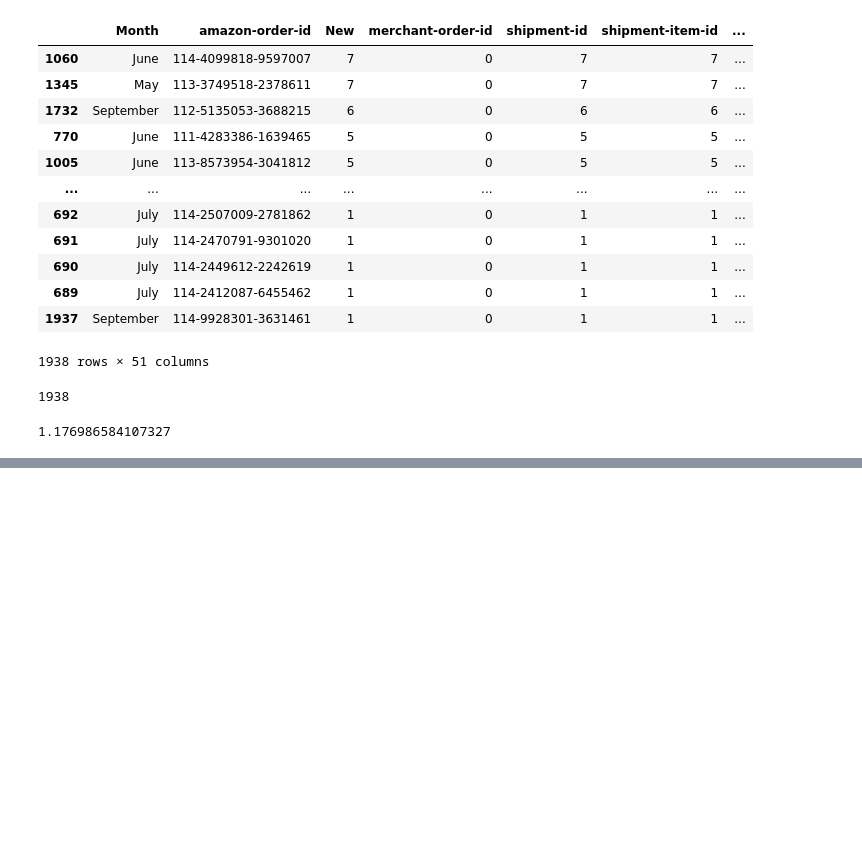
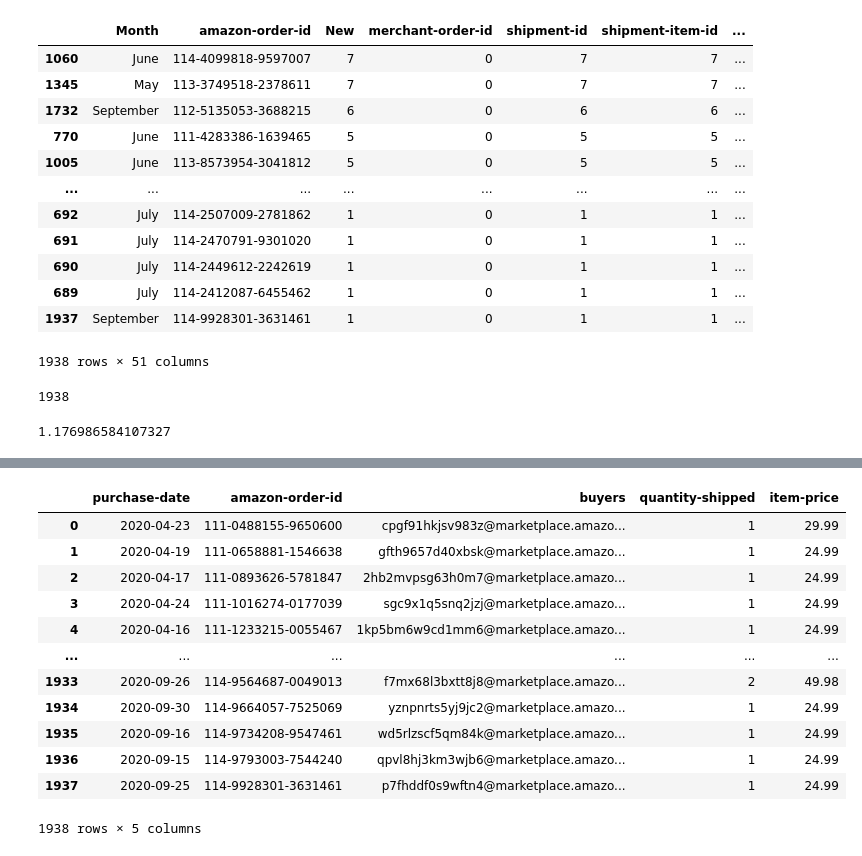
Before and after one commit to ryankirkland/amz_customer_data, a Jupyter notebook: EDA.ipynb, the cells around one changed output, grey strips where cells are left out. Saved outputs shown, nothing was run; the diff lists cells and outputs as text; code cells hidden in the pictures; blank space fills up the shorter version.

```diff
--- a/EDA.ipynb
+++ b/EDA.ipynb
@@ -107,0 +113,4 @@ Index(['Month_x', 'amazon-order-id', 'merchant-order-id_x',
+# %%
+updated_df['purchase-date'] = updated_df['purchase-date'].apply(lambda x: x[0:10])
+# %%
+simple_df = updated_df[['purchase-date', 'amazon-order-id', 'buyers', 'quantity-shipped', 'item-price']]
@@ -107,0 +125,16 @@ Index(['Month_x', 'amazon-order-id', 'merchant-order-id_x',
+# %%
+simple_df
+# %% [output]
+|  | purchase-date | amazon-order-id | buyers | quantity-shipped | item-price |
+| 0 | 2020-04-23 | 111-0488155-9650600 | cpgf91hkjsv983z@marketplace.amazo... | 1 | 29.99 |
+| 1 | 2020-04-19 | 111-0658881-1546638 | gfth9657d40xbsk@marketplace.amazo... | 1 | 24.99 |
+| 2 | 2020-04-17 | 111-0893626-5781847 | 2hb2mvpsg63h0m7@marketplace.amazo... | 1 | 24.99 |
+| 3 | 2020-04-24 | 111-1016274-0177039 | sgc9x1q5snq2jzj@marketplace.amazo... | 1 | 24.99 |
+| 4 | 2020-04-16 | 111-1233215-0055467 | 1kp5bm6w9cd1mm6@marketplace.amazo... | 1 | 24.99 |
+| ... | ... | ... | ... | ... | ... |
+| 1933 | 2020-09-26 | 114-9564687-0049013 | f7mx68l3bxtt8j8@marketplace.amazo... | 2 | 49.98 |
+| 1934 | 2020-09-30 | 114-9664057-7525069 | yznpnrts5yj9jc2@marketplace.amazo... | 1 | 24.99 |
+| 1935 | 2020-09-16 | 114-9734208-9547461 | wd5rlzscf5qm84k@marketplace.amazo... | 1 | 24.99 |
+| 1936 | 2020-09-15 | 114-9793003-7544240 | qpvl8hj3km3wjb6@marketplace.amazo... | 1 | 24.99 |
+| 1937 | 2020-09-25 | 114-9928301-3631461 | p7fhddf0s9wftn4@marketplace.amazo... | 1 | 24.99 |
+1938 rows × 5 columns
```
Also changed, not shown: parts of 26 cells of this notebook, 1 other file.
